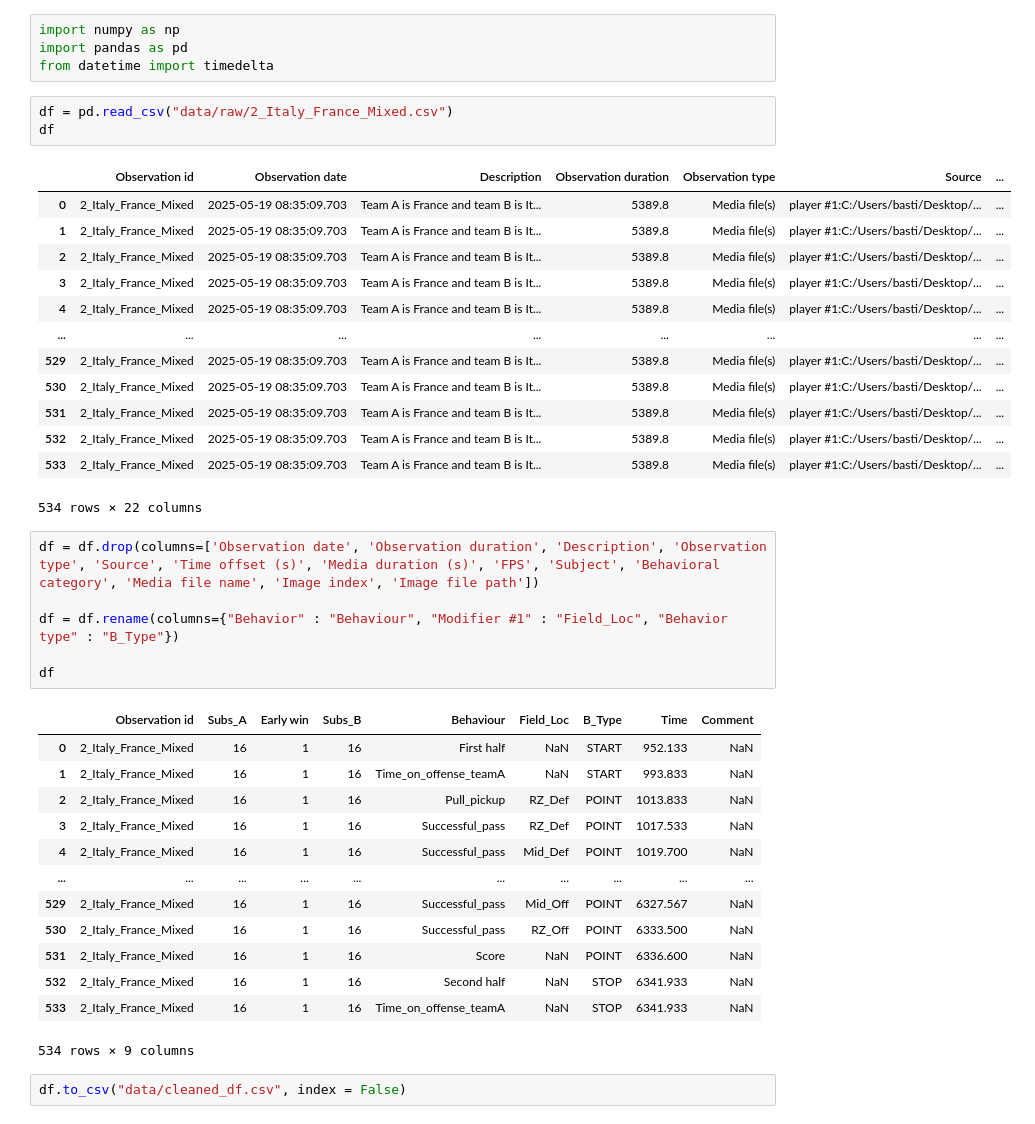
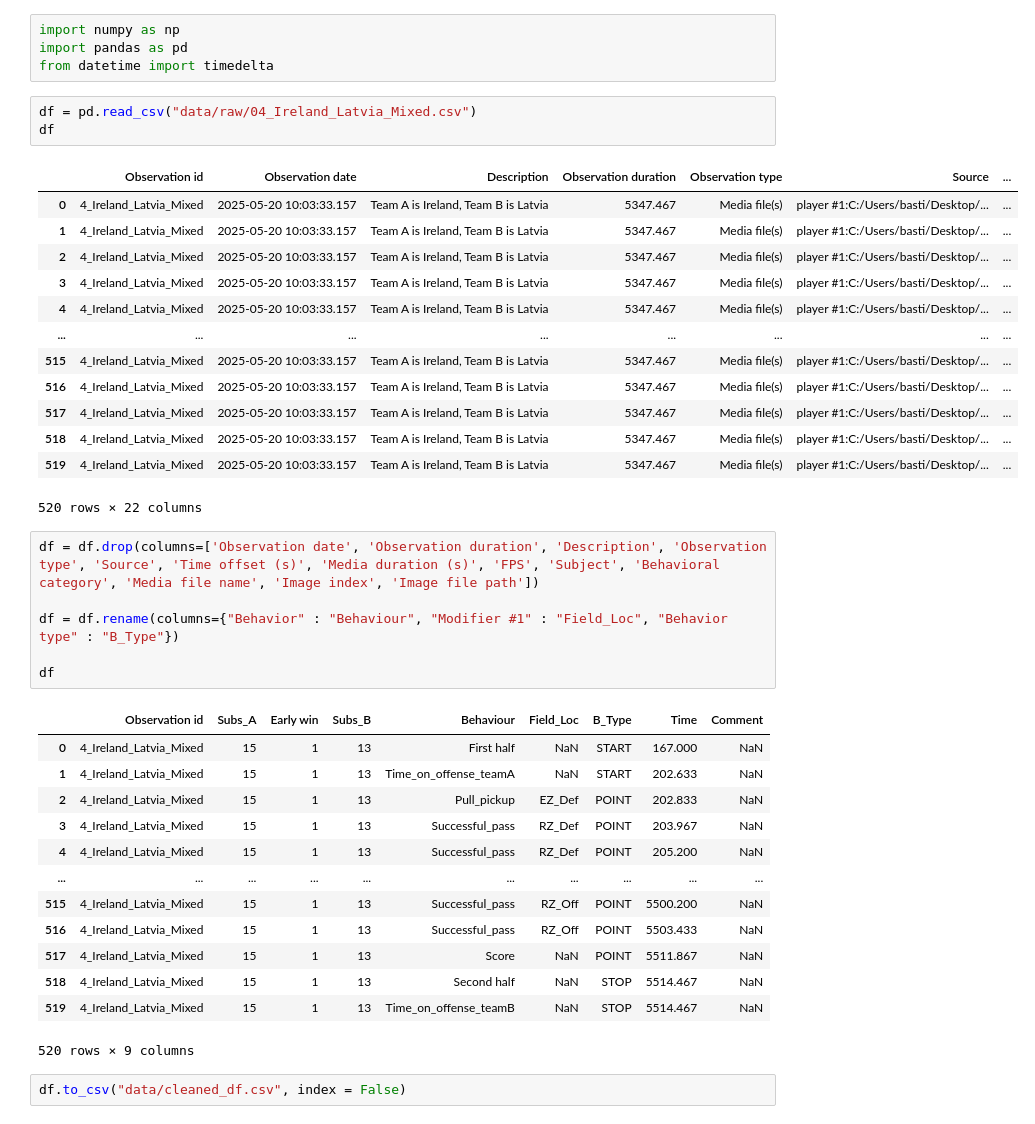
Before and after one commit to porseleyn/UF_Thesis_Analyses, a Jupyter notebook: data_cleaner_tryout.ipynb, the cells around one changed output. Drawn from its saved outputs; the diff is of its cells as text.

```diff
--- a/data_test_new.ipynb
+++ b/data_cleaner_tryout.ipynb
@@ -7,22 +7,22 @@ import numpy as np
 import pandas as pd
 from datetime import timedelta
 # %%
-df = pd.read_csv("data/raw/2_Italy_France_Mixed.csv")
+df = pd.read_csv("data/raw/04_Ireland_Latvia_Mixed.csv")
 df
 # %% [output]
 |  | Observation id | Observation date | Description | Observation duration | Observation type | Source | ... |
-| 0 | 2_Italy_France_Mixed | 2025-05-19 08:35:09.703 | Team A is France and team B is It... | 5389.8 | Media file(s) | player #1:C:/Users/basti/Desktop/... | ... |
-| 1 | 2_Italy_France_Mixed | 2025-05-19 08:35:09.703 | Team A is France and team B is It... | 5389.8 | Media file(s) | player #1:C:/Users/basti/Desktop/... | ... |
-| 2 | 2_Italy_France_Mixed | 2025-05-19 08:35:09.703 | Team A is France and team B is It... | 5389.8 | Media file(s) | player #1:C:/Users/basti/Desktop/... | ... |
-| 3 | 2_Italy_France_Mixed | 2025-05-19 08:35:09.703 | Team A is France and team B is It... | 5389.8 | Media file(s) | player #1:C:/Users/basti/Desktop/... | ... |
-| 4 | 2_Italy_France_Mixed | 2025-05-19 08:35:09.703 | Team A is France and team B is It... | 5389.8 | Media file(s) | player #1:C:/Users/basti/Desktop/... | ... |
+| 0 | 4_Ireland_Latvia_Mixed | 2025-05-20 10:03:33.157 | Team A is Ireland, Team B is Latvia | 5347.467 | Media file(s) | player #1:C:/Users/basti/Desktop/... | ... |
+| 1 | 4_Ireland_Latvia_Mixed | 2025-05-20 10:03:33.157 | Team A is Ireland, Team B is Latvia | 5347.467 | Media file(s) | player #1:C:/Users/basti/Desktop/... | ... |
+| 2 | 4_Ireland_Latvia_Mixed | 2025-05-20 10:03:33.157 | Team A is Ireland, Team B is Latvia | 5347.467 | Media file(s) | player #1:C:/Users/basti/Desktop/... | ... |
+| 3 | 4_Ireland_Latvia_Mixed | 2025-05-20 10:03:33.157 | Team A is Ireland, Team B is Latvia | 5347.467 | Media file(s) | player #1:C:/Users/basti/Desktop/... | ... |
+| 4 | 4_Ireland_Latvia_Mixed | 2025-05-20 10:03:33.157 | Team A is Ireland, Team B is Latvia | 5347.467 | Media file(s) | player #1:C:/Users/basti/Desktop/... | ... |
 | ... | ... | ... | ... | ... | ... | ... | ... |
-| 529 | 2_Italy_France_Mixed | 2025-05-19 08:35:09.703 | Team A is France and team B is It... | 5389.8 | Media file(s) | player #1:C:/Users/basti/Desktop/... | ... |
-| 530 | 2_Italy_France_Mixed | 2025-05-19 08:35:09.703 | Team A is France and team B is It... | 5389.8 | Media file(s) | player #1:C:/Users/basti/Desktop/... | ... |
-| 531 | 2_Italy_France_Mixed | 2025-05-19 08:35:09.703 | Team A is France and team B is It... | 5389.8 | Media file(s) | player #1:C:/Users/basti/Desktop/... | ... |
-| 532 | 2_Italy_France_Mixed | 2025-05-19 08:35:09.703 | Team A is France and team B is It... | 5389.8 | Media file(s) | player #1:C:/Users/basti/Desktop/... | ... |
-| 533 | 2_Italy_France_Mixed | 2025-05-19 08:35:09.703 | Team A is France and team B is It... | 5389.8 | Media file(s) | player #1:C:/Users/basti/Desktop/... | ... |
+| 515 | 4_Ireland_Latvia_Mixed | 2025-05-20 10:03:33.157 | Team A is Ireland, Team B is Latvia | 5347.467 | Media file(s) | player #1:C:/Users/basti/Desktop/... | ... |
+| 516 | 4_Ireland_Latvia_Mixed | 2025-05-20 10:03:33.157 | Team A is Ireland, Team B is Latvia | 5347.467 | Media file(s) | player #1:C:/Users/basti/Desktop/... | ... |
+| 517 | 4_Ireland_Latvia_Mixed | 2025-05-20 10:03:33.157 | Team A is Ireland, Team B is Latvia | 5347.467 | Media file(s) | player #1:C:/Users/basti/Desktop/... | ... |
+| 518 | 4_Ireland_Latvia_Mixed | 2025-05-20 10:03:33.157 | Team A is Ireland, Team B is Latvia | 5347.467 | Media file(s) | player #1:C:/Users/basti/Desktop/... | ... |
+| 519 | 4_Ireland_Latvia_Mixed | 2025-05-20 10:03:33.157 | Team A is Ireland, Team B is Latvia | 5347.467 | Media file(s) | player #1:C:/Users/basti/Desktop/... | ... |
-534 rows × 22 columns
+520 rows × 22 columns
 # %%
 df = df.drop(columns=['Observation date', 'Observation duration', 'Description', 'Observation type', 'Source', 'Time offset (s)', 'Media duration (s)', 'FPS', 'Subject', 'Behavioral category', 'Media file name', 'Image index', 'Image file path'])
 
@@ -31,18 +31,18 @@ df = df.rename(columns={"Behavior" : "Behaviour", "Modifier #1" : "Field_Loc", "
 df
 # %% [output]
 |  | Observation id | Subs_A | Early win | Subs_B | Behaviour | Field_Loc | B_Type | Time | Comment |
-| 0 | 2_Italy_France_Mixed | 16 | 1 | 16 | First half | NaN | START | 952.133 | NaN |
-| 1 | 2_Italy_France_Mixed | 16 | 1 | 16 | Time_on_offense_teamA | NaN | START | 993.833 | NaN |
-| 2 | 2_Italy_France_Mixed | 16 | 1 | 16 | Pull_pickup | RZ_Def | POINT | 1013.833 | NaN |
-| 3 | 2_Italy_France_Mixed | 16 | 1 | 16 | Successful_pass | RZ_Def | POINT | 1017.533 | NaN |
-| 4 | 2_Italy_France_Mixed | 16 | 1 | 16 | Successful_pass | Mid_Def | POINT | 1019.700 | NaN |
+| 0 | 4_Ireland_Latvia_Mixed | 15 | 1 | 13 | First half | NaN | START | 167.000 | NaN |
+| 1 | 4_Ireland_Latvia_Mixed | 15 | 1 | 13 | Time_on_offense_teamA | NaN | START | 202.633 | NaN |
+| 2 | 4_Ireland_Latvia_Mixed | 15 | 1 | 13 | Pull_pickup | EZ_Def | POINT | 202.833 | NaN |
+| 3 | 4_Ireland_Latvia_Mixed | 15 | 1 | 13 | Successful_pass | RZ_Def | POINT | 203.967 | NaN |
+| 4 | 4_Ireland_Latvia_Mixed | 15 | 1 | 13 | Successful_pass | RZ_Def | POINT | 205.200 | NaN |
 | ... | ... | ... | ... | ... | ... | ... | ... | ... | ... |
-| 529 | 2_Italy_France_Mixed | 16 | 1 | 16 | Successful_pass | Mid_Off | POINT | 6327.567 | NaN |
-| 530 | 2_Italy_France_Mixed | 16 | 1 | 16 | Successful_pass | RZ_Off | POINT | 6333.500 | NaN |
-| 531 | 2_Italy_France_Mixed | 16 | 1 | 16 | Score | NaN | POINT | 6336.600 | NaN |
-| 532 | 2_Italy_France_Mixed | 16 | 1 | 16 | Second half | NaN | STOP | 6341.933 | NaN |
-| 533 | 2_Italy_France_Mixed | 16 | 1 | 16 | Time_on_offense_teamA | NaN | STOP | 6341.933 | NaN |
+| 515 | 4_Ireland_Latvia_Mixed | 15 | 1 | 13 | Successful_pass | RZ_Off | POINT | 5500.200 | NaN |
+| 516 | 4_Ireland_Latvia_Mixed | 15 | 1 | 13 | Successful_pass | RZ_Off | POINT | 5503.433 | NaN |
+| 517 | 4_Ireland_Latvia_Mixed | 15 | 1 | 13 | Score | NaN | POINT | 5511.867 | NaN |
+| 518 | 4_Ireland_Latvia_Mixed | 15 | 1 | 13 | Second half | NaN | STOP | 5514.467 | NaN |
+| 519 | 4_Ireland_Latvia_Mixed | 15 | 1 | 13 | Time_on_offense_teamB | NaN | STOP | 5514.467 | NaN |
-534 rows × 9 columns
+520 rows × 9 columns
 # %%
 df.to_csv("data/cleaned_df.csv", index = False)
 # %% [markdown]
```
Also changed, not shown: parts of 17 cells of this notebook, 33 other files.
